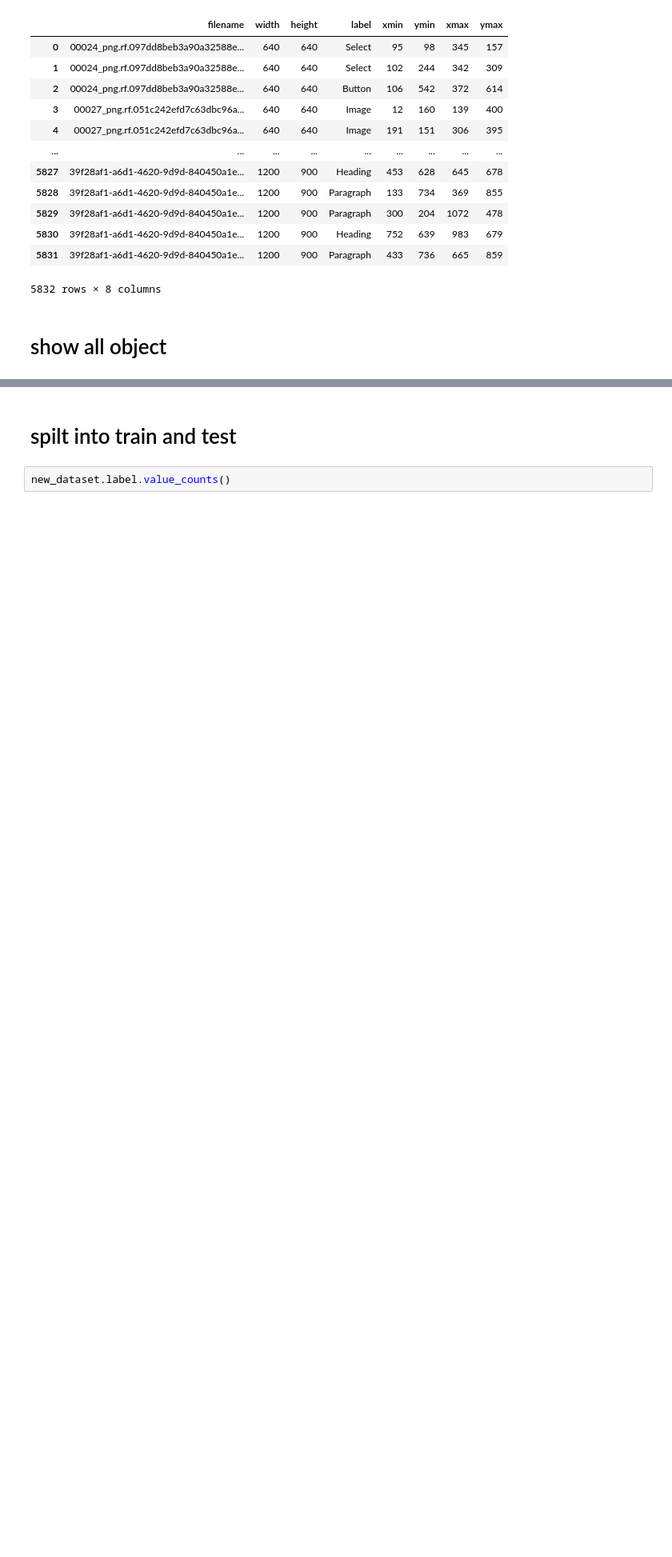
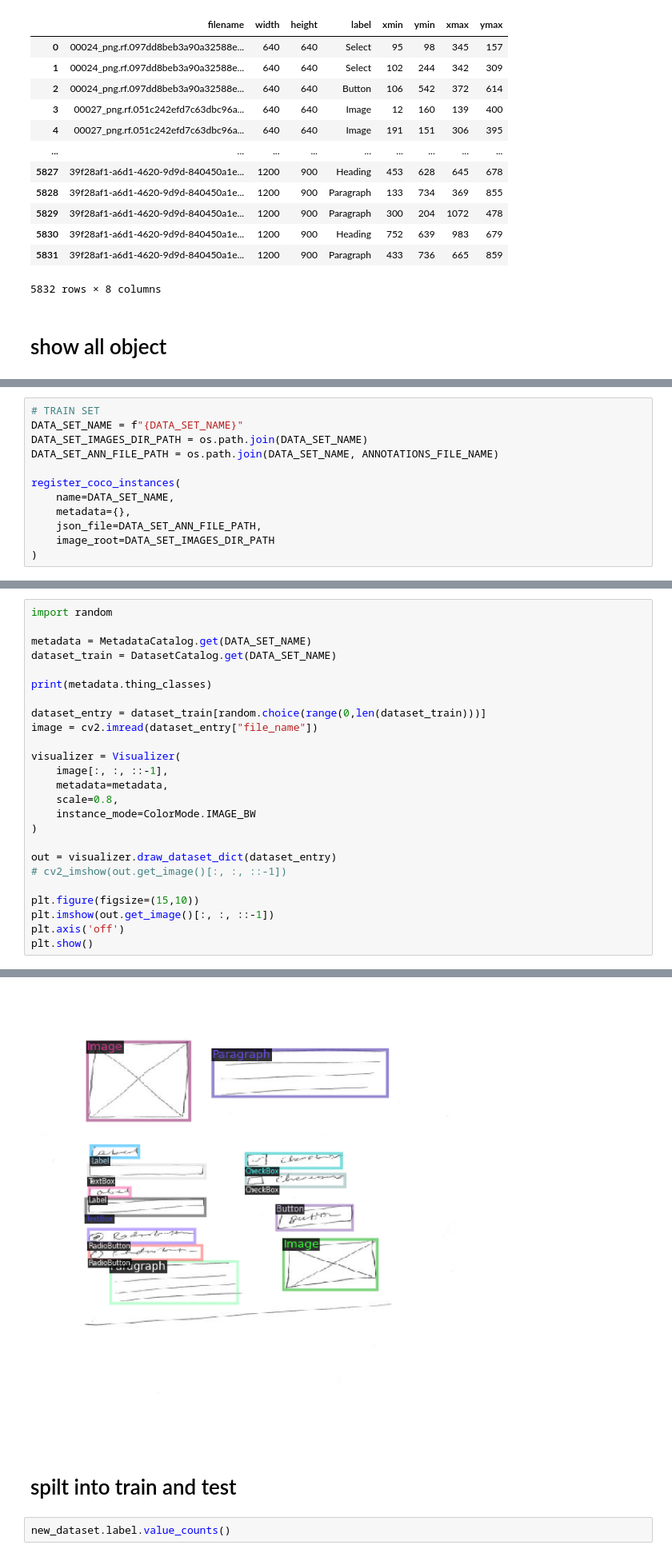
Before and after one commit to Ala-Alsanea/sketch_web_ui_dataset, a Jupyter notebook: create_new_dataset_and_preprocess.ipynb, the cells around one changed output, grey strips where cells are left out. Shown: that part at 80% size. Saved outputs shown, nothing was run; the diff lists cells and outputs as text; blank space fills up the shorter version.

```diff
--- a/create_new_dataset_and_preprocess.ipynb
+++ b/create_new_dataset_and_preprocess.ipynb
@@ -358,0 +468,12 @@ for i in range(3):
+# %%
+# TRAIN SET
+DATA_SET_NAME = f"{DATA_SET_NAME}"
+DATA_SET_IMAGES_DIR_PATH = os.path.join(DATA_SET_NAME)
+DATA_SET_ANN_FILE_PATH = os.path.join(DATA_SET_NAME, ANNOTATIONS_FILE_NAME)
+
+register_coco_instances(
+    name=DATA_SET_NAME,
+    metadata={},
+    json_file=DATA_SET_ANN_FILE_PATH,
+    image_root=DATA_SET_IMAGES_DIR_PATH
+)
@@ -358,0 +489,26 @@ for i in range(3):
+# %%
+import random
+
+metadata = MetadataCatalog.get(DATA_SET_NAME)
+dataset_train = DatasetCatalog.get(DATA_SET_NAME)
+
+print(metadata.thing_classes)
+
+dataset_entry = dataset_train[random.choice(range(0,len(dataset_train)))]
+image = cv2.imread(dataset_entry["file_name"])
+
+visualizer = Visualizer(
+    image[:, :, ::-1],
+    metadata=metadata,
+    scale=0.8,
+    instance_mode=ColorMode.IMAGE_BW
+)
+
+out = visualizer.draw_dataset_dict(dataset_entry)
+# cv2_imshow(out.get_image()[:, :, ::-1])
+
+plt.figure(figsize=(15,10))
+plt.imshow(out.get_image()[:, :, ::-1])
+plt.axis('off')
+plt.show()
+# %% [output]
@@ -359,3 +517,4 @@ for i in range(3):
+[figure, added]
 # %% [markdown]
 # spilt into train and test
 # %%
```
Also changed, not shown: parts of 14 cells of this notebook.
